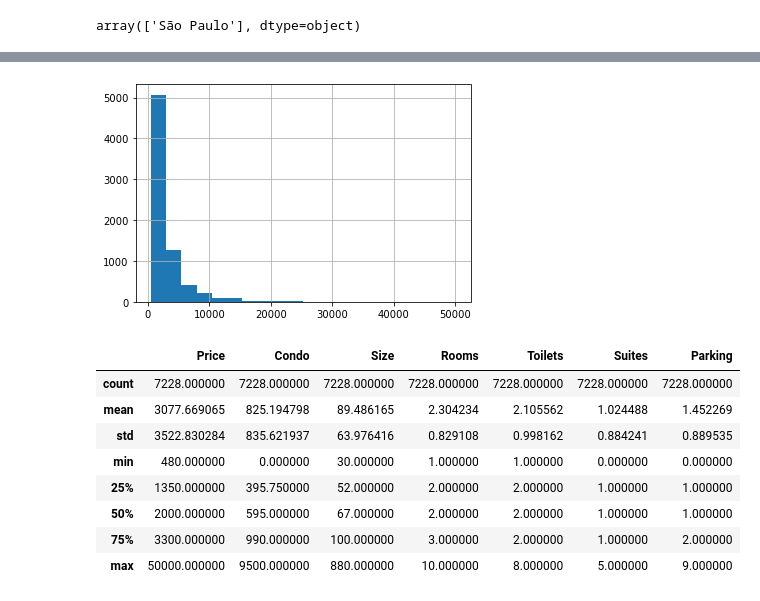
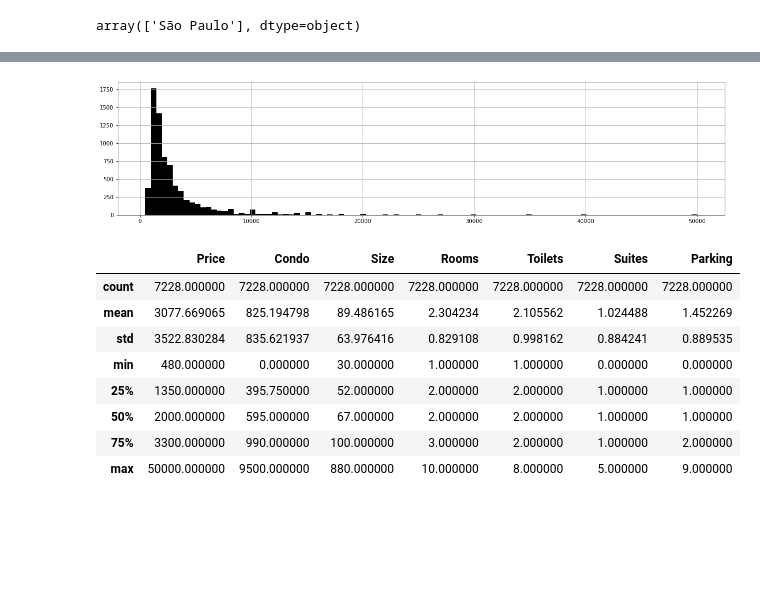
Before and after one commit to insper-classroom/22-1a-cd-p2-projeto2_isa_pivo_pcolpas, a Jupyter notebook: P2/01.filtrar dados.ipynb, the cells around one changed output, grey strips where cells are left out. Saved outputs shown, nothing was run; the diff lists cells and outputs as text; code cells hidden in the pictures; blank space fills up the shorter version.

```diff
--- a/P2/01.filtrar dados.ipynb
+++ b/P2/01.filtrar dados.ipynb
@@ -152,14 +152,14 @@ dtype: object
 # %%
 ## df.to_csv('SP_rent_prices.csv')
 # %%
-
-plt.hist(df.Price, bins=20)
+f = plt.figure(figsize=(20, 4.5))
+plt.hist(df.Price, bins=100, color='k', linewidth=0.0, edgecolor='white')
 plt.grid()
 plt.show()
 
 display(df.describe())
 # %% [output]
-[figure, old version]
+[figure, new version]
 |  | Price | Condo | Size | Rooms | Toilets | Suites | Parking |
 | count | 7228.000000 | 7228.000000 | 7228.000000 | 7228.000000 | 7228.000000 | 7228.000000 | 7228.000000 |
 | mean | 3077.669065 | 825.194798 | 89.486165 | 2.304234 | 2.105562 | 1.024488 | 1.452269 |
```
